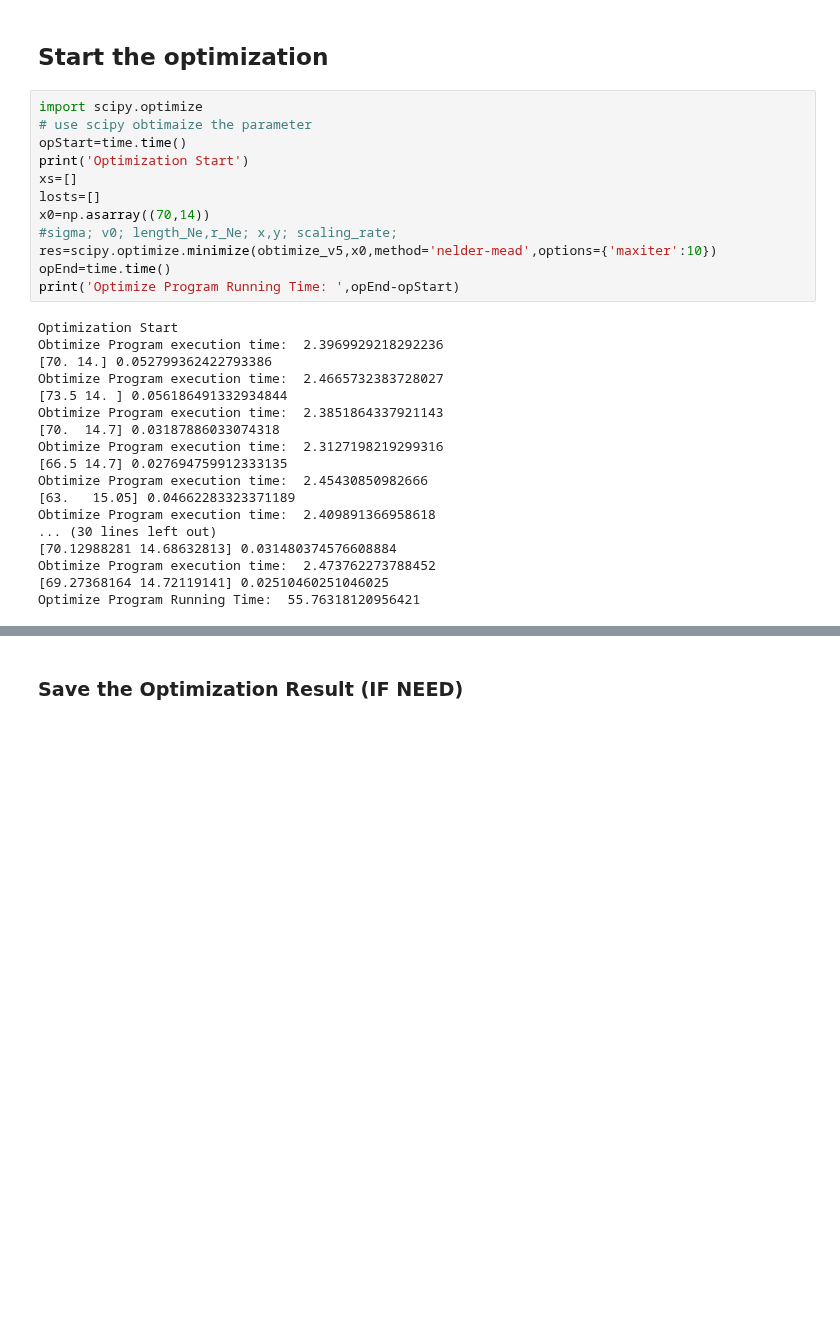
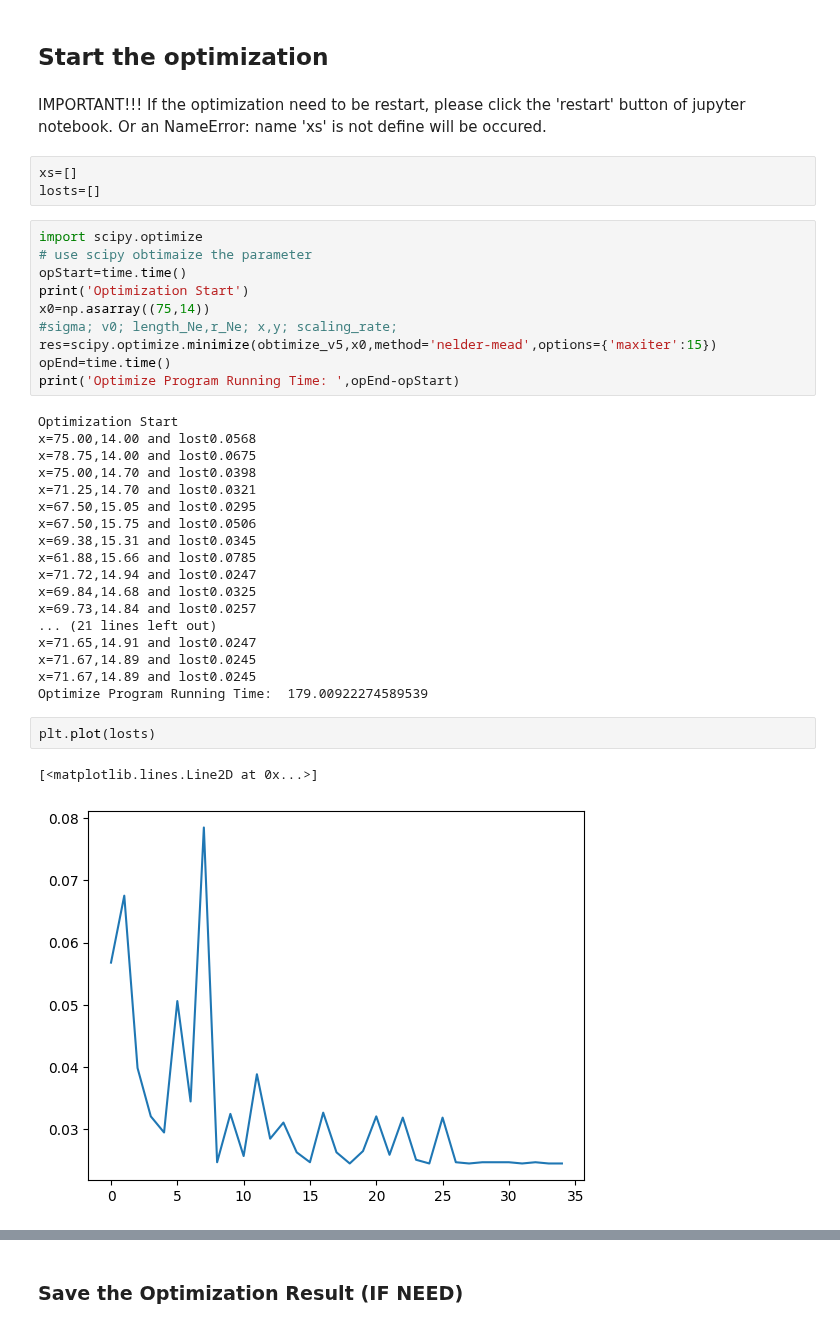
Before and after one commit to Lomolanisgo/Bayesian_PendantDrop_Tensiometry, a Jupyter notebook: optimization_v5.ipynb, the cells around one changed output, grey strips where cells are left out. Saved outputs shown, nothing was run; the diff lists cells and outputs as text; blank space fills up the shorter version.

```diff
--- a/optimization_v5.ipynb
+++ b/optimization_v5.ipynb
@@ -239,36 +239,44 @@ def obtimize_v5(sv,path_ori=os.path.abspath('./images_experiment/220304_miliq_T1
         return C, lost
 # %% [markdown]
 ## Start the optimization
+# %% [markdown]
+IMPORTANT!!! If the optimization need to be restart, please click the 'restart' button of jupyter notebook. Or an NameError: name 'xs' is not define will be occured.
+# %%
+xs=[]
+losts=[]
 # %%
 import scipy.optimize
 # use scipy obtimaize the parameter
 opStart=time.time()
 print('Optimization Start')
-xs=[]
-losts=[]
-x0=np.asarray((70,14))
+x0=np.asarray((75,14))
 #sigma; v0; length_Ne,r_Ne; x,y; scaling_rate;
-res=scipy.optimize.minimize(obtimize_v5,x0,method='nelder-mead',options={'maxiter':10})
+res=scipy.optimize.minimize(obtimize_v5,x0,method='nelder-mead',options={'maxiter':15})
 opEnd=time.time()
 print('Optimize Program Running Time: ',opEnd-opStart)
 # %% [output]
 Optimization Start
-Obtimize Program execution time:  2.3969929218292236
-[70. 14.] 0.052799362422793386
-Obtimize Program execution time:  2.4665732383728027
-[73.5 14. ] 0.056186491332934844
-Obtimize Program execution time:  2.3851864337921143
-[70.  14.7] 0.03187886033074318
-Obtimize Program execution time:  2.3127198219299316
-[66.5 14.7] 0.027694759912333135
-Obtimize Program execution time:  2.45430850982666
-[63.   15.05] 0.04662283323371189
-Obtimize Program execution time:  2.409891366958618
-... (30 lines left out)
-[70.12988281 14.68632813] 0.031480374576608884
-Obtimize Program execution time:  2.473762273788452
-[69.27368164 14.72119141] 0.02510460251046025
-Optimize Program Running Time:  55.76318120956421
+x=75.00,14.00 and lost0.0568
+x=78.75,14.00 and lost0.0675
+x=75.00,14.70 and lost0.0398
+x=71.25,14.70 and lost0.0321
+x=67.50,15.05 and lost0.0295
+x=67.50,15.75 and lost0.0506
+x=69.38,15.31 and lost0.0345
+x=61.88,15.66 and lost0.0785
+x=71.72,14.94 and lost0.0247
+x=69.84,14.68 and lost0.0325
+x=69.73,14.84 and lost0.0257
+... (21 lines left out)
+x=71.65,14.91 and lost0.0247
+x=71.67,14.89 and lost0.0245
+x=71.67,14.89 and lost0.0245
+Optimize Program Running Time:  179.00922274589539
+# %%
+plt.plot(losts)
+# %% [output]
+[<matplotlib.lines.Line2D at 0x...>]
+[figure, added]
 # %%
 print(res)
 # %% [output]
```
Also changed, not shown: parts of 6 cells of this notebook.
